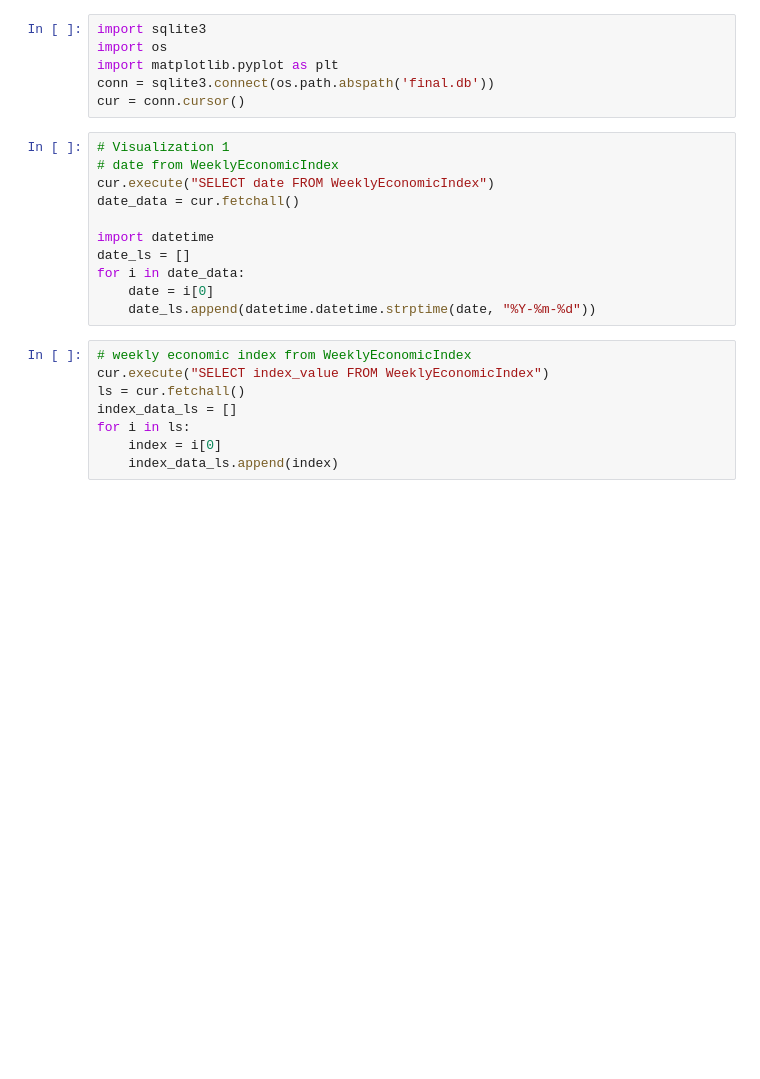
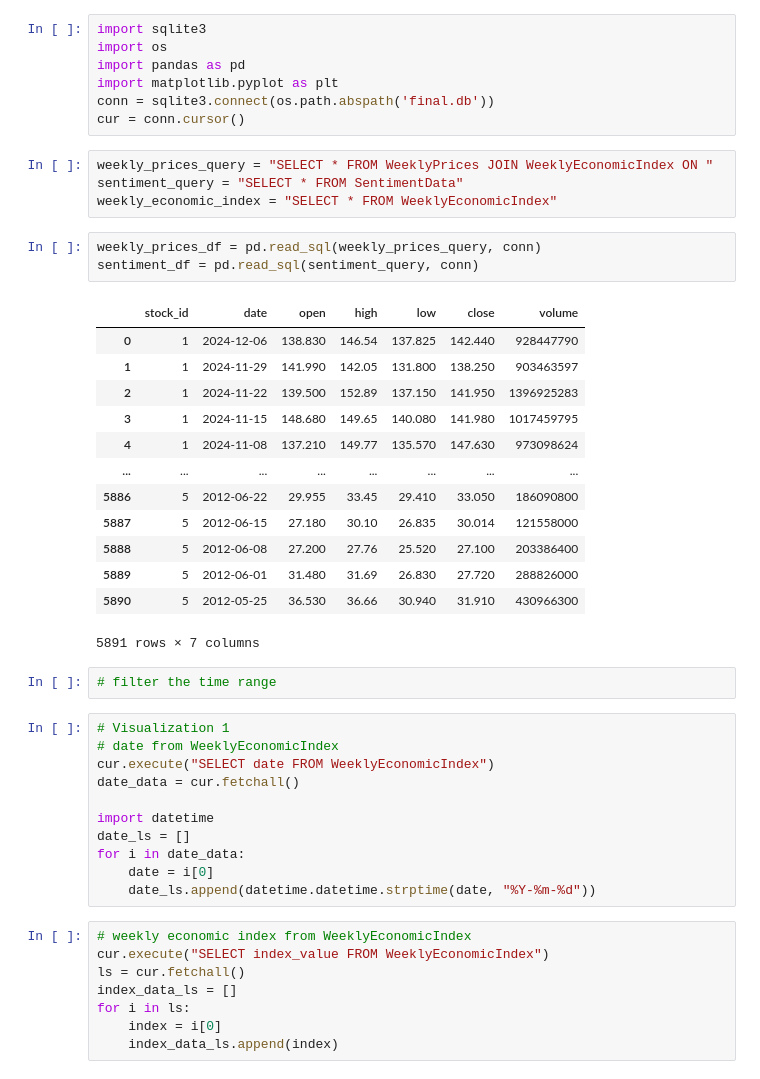
Before and after one commit to nicklo0531/si206_final_project, a Jupyter notebook: FINAL/visualization.ipynb, the cells around one changed output. Saved outputs shown, nothing was run; the diff lists cells and outputs as text; blank space fills up the shorter version.

```diff
--- a/FINAL/visualization.ipynb
+++ b/FINAL/visualization.ipynb
@@ -1,9 +1,33 @@
 # %%
 import sqlite3
 import os
+import pandas as pd
 import matplotlib.pyplot as plt
 conn = sqlite3.connect(os.path.abspath('final.db'))
 cur = conn.cursor()
+# %%
+weekly_prices_query = "SELECT * FROM WeeklyPrices JOIN WeeklyEconomicIndex ON "
+sentiment_query = "SELECT * FROM SentimentData"
+weekly_economic_index = "SELECT * FROM WeeklyEconomicIndex"
+# %%
+weekly_prices_df = pd.read_sql(weekly_prices_query, conn)
+sentiment_df = pd.read_sql(sentiment_query, conn)
+# %% [output]
+|  | stock_id | date | open | high | low | close | volume |
+| 0 | 1 | 2024-12-06 | 138.830 | 146.54 | 137.825 | 142.440 | 928447790 |
+| 1 | 1 | 2024-11-29 | 141.990 | 142.05 | 131.800 | 138.250 | 903463597 |
+| 2 | 1 | 2024-11-22 | 139.500 | 152.89 | 137.150 | 141.950 | 1396925283 |
+| 3 | 1 | 2024-11-15 | 148.680 | 149.65 | 140.080 | 141.980 | 1017459795 |
+| 4 | 1 | 2024-11-08 | 137.210 | 149.77 | 135.570 | 147.630 | 973098624 |
+| ... | ... | ... | ... | ... | ... | ... | ... |
+| 5886 | 5 | 2012-06-22 | 29.955 | 33.45 | 29.410 | 33.050 | 186090800 |
+| 5887 | 5 | 2012-06-15 | 27.180 | 30.10 | 26.835 | 30.014 | 121558000 |
+| 5888 | 5 | 2012-06-08 | 27.200 | 27.76 | 25.520 | 27.100 | 203386400 |
+| 5889 | 5 | 2012-06-01 | 31.480 | 31.69 | 26.830 | 27.720 | 288826000 |
+| 5890 | 5 | 2012-05-25 | 36.530 | 36.66 | 30.940 | 31.910 | 430966300 |
+5891 rows × 7 columns
+# %%
+# filter the time range
 # %%
 # Visualization 1
 # date from WeeklyEconomicIndex
```
Also changed, not shown: parts of 1 cell of this notebook.
